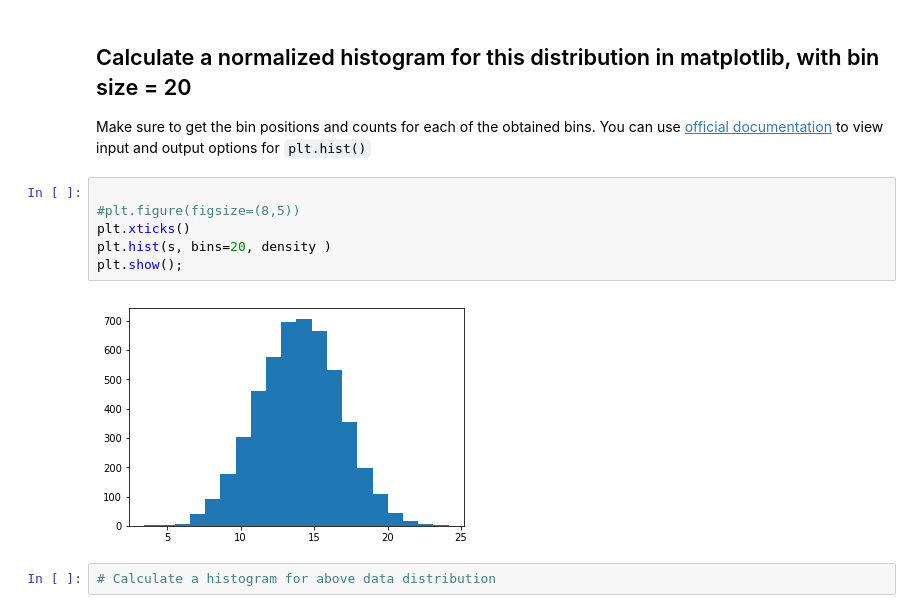
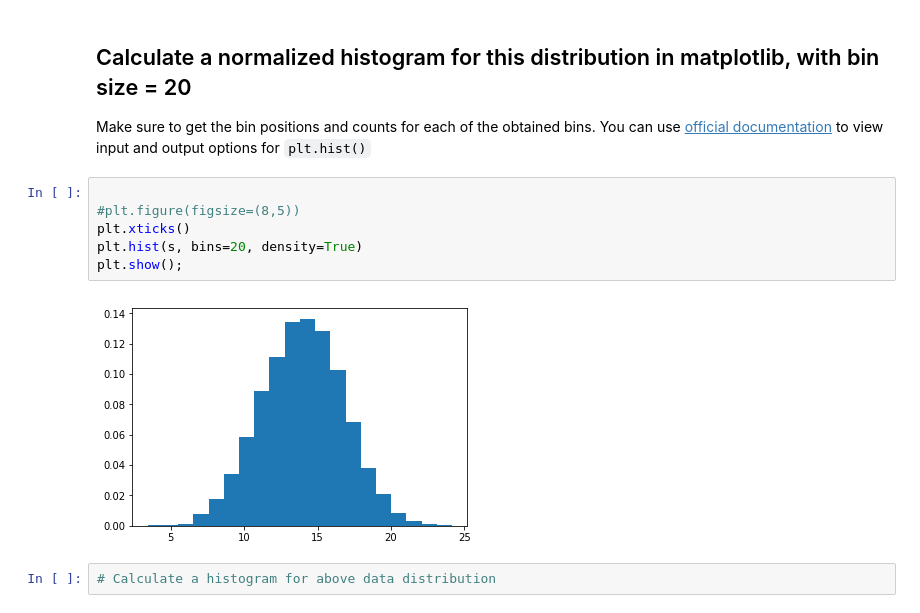
Before and after one commit to cjriggio/dsc-normal-distribution-lab-nyc-ds-career-042219, a Jupyter notebook: index.ipynb, the cells around one changed output. Drawn from its saved outputs; the diff is of its cells as text.

```diff
--- a/index.ipynb
+++ b/index.ipynb
@@ -38,11 +38,11 @@ Make sure to get the bin positions and counts for each of the obtained bins. You
 # %%
 
 #plt.figure(figsize=(8,5))
 plt.xticks()
-plt.hist(s, bins=20, density )
+plt.hist(s, bins=20, density=True)
 plt.show();
 # %% [output]
-[figure, old version]
+[figure, new version]
 # %%
 # Calculate a histogram for above data distribution
 # %% [output]
```
